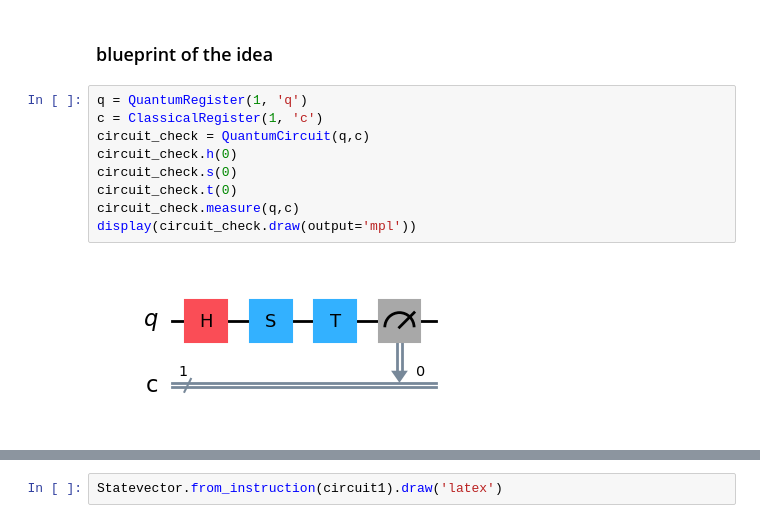
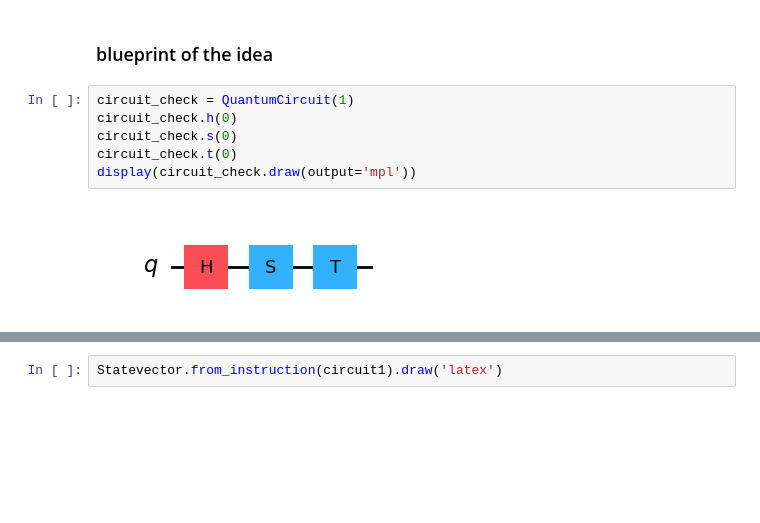
Before and after one commit to shiladityasarkar/QuantumComputing, a Jupyter notebook: 2348556_ETE1.ipynb, the cells around one changed output, grey strips where cells are left out. Drawn from its saved outputs; the diff is of its cells as text; blank space fills up the shorter version.

```diff
--- a/2348556_ETE1.ipynb
+++ b/2348556_ETE1.ipynb
@@ -129,13 +144,10 @@ plot_histogram(proba)
 # %% [markdown]
 ### blueprint of the idea
 # %%
-q = QuantumRegister(1, 'q')
-c = ClassicalRegister(1, 'c')
-circuit_check = QuantumCircuit(q,c)
+circuit_check = QuantumCircuit(1)
 circuit_check.h(0)
 circuit_check.s(0)
 circuit_check.t(0)
-circuit_check.measure(q,c)
 display(circuit_check.draw(output='mpl'))
 # %% [output]
-[figure, old version]
+[figure, new version]
```
Also changed, not shown: parts of 13 cells of this notebook.
